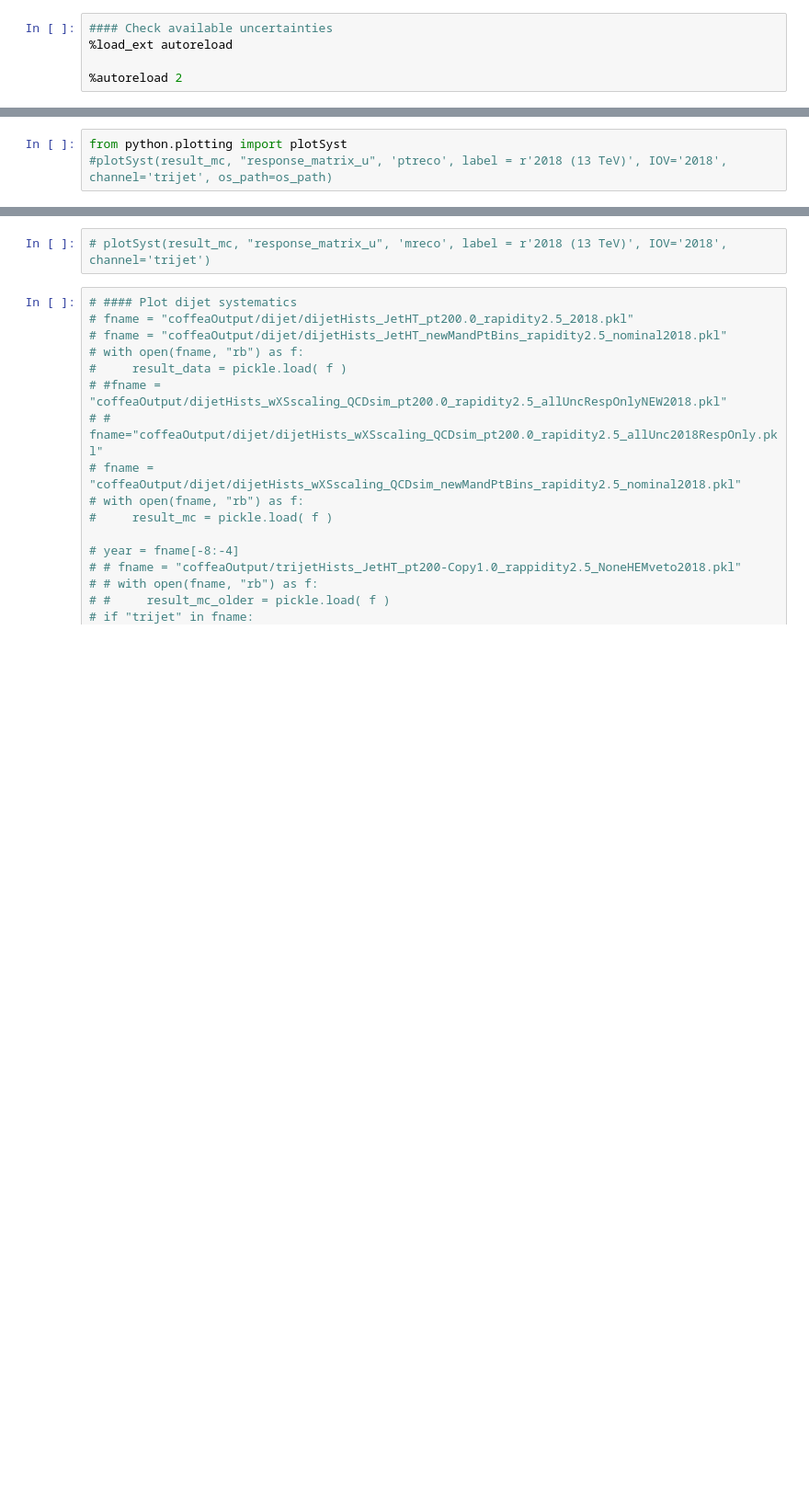
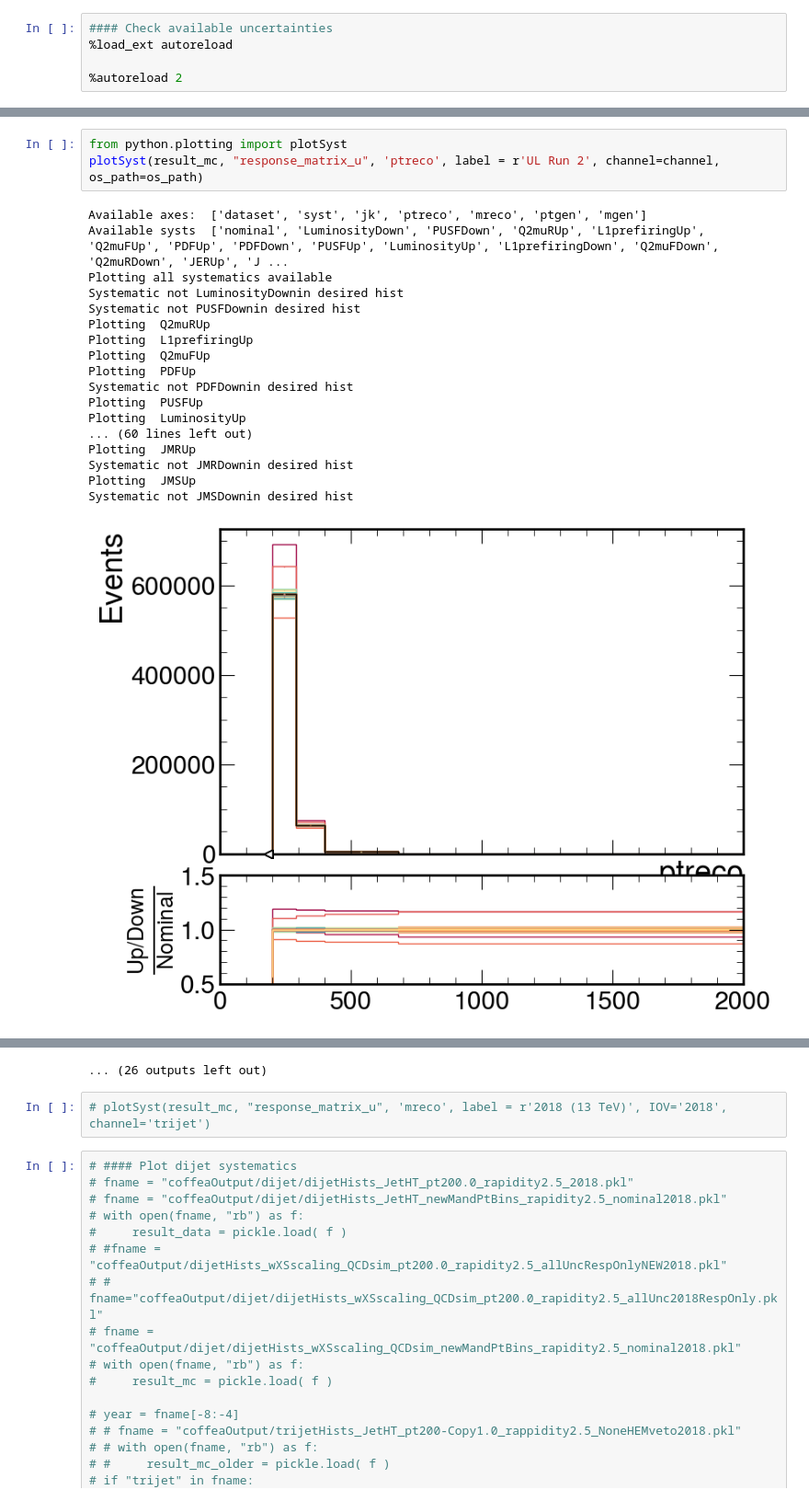
Before and after one commit to laurenhay/GluonJetMass, a Jupyter notebook: SystematicPlots.ipynb, the cells around one changed output, grey strips where cells are left out. Shown at 92% size. Saved outputs shown, nothing was run; the diff lists cells and outputs as text; blank space fills up the shorter version.

```diff
--- a/SystematicPlots.ipynb
+++ b/SystematicPlots.ipynb
@@ -318,3 +272,22 @@ shape of tot syst output  (28,)
 # %%
 from python.plotting import plotSyst
-#plotSyst(result_mc, "response_matrix_u", 'ptreco', label = r'2018 (13 TeV)', IOV='2018', channel='trijet', os_path=os_path)
+plotSyst(result_mc, "response_matrix_u", 'ptreco', label = r'UL Run 2', channel=channel, os_path=os_path)
+# %% [output]
+Available axes:  ['dataset', 'syst', 'jk', 'ptreco', 'mreco', 'ptgen', 'mgen']
+Available systs  ['nominal', 'LuminosityDown', 'PUSFDown', 'Q2muRUp', 'L1prefiringUp', 'Q2muFUp', 'PDFUp', 'PDFDown', 'PUSFUp', 'LuminosityUp', 'L1prefiringDown', 'Q2muFDown', 'Q2muRDown', 'JERUp', 'J ...
+Plotting all systematics available
+Systematic not LuminosityDownin desired hist
+Systematic not PUSFDownin desired hist
+Plotting  Q2muRUp
+Plotting  L1prefiringUp
+Plotting  Q2muFUp
+Plotting  PDFUp
+Systematic not PDFDownin desired hist
+Plotting  PUSFUp
+Plotting  LuminosityUp
+... (60 lines left out)
+Plotting  JMRUp
+Systematic not JMRDownin desired hist
+Plotting  JMSUp
+Systematic not JMSDownin desired hist
+[figure, added]
@@ -321,3 +304,4 @@ from python.plotting import plotSyst
+... (26 outputs left out)
 # %%
 # plotSyst(result_mc, "response_matrix_u", 'mreco', label = r'2018 (13 TeV)', IOV='2018', channel='trijet')
 # %%
```
Also changed, not shown: parts of 13 cells of this notebook, 18 other files.
